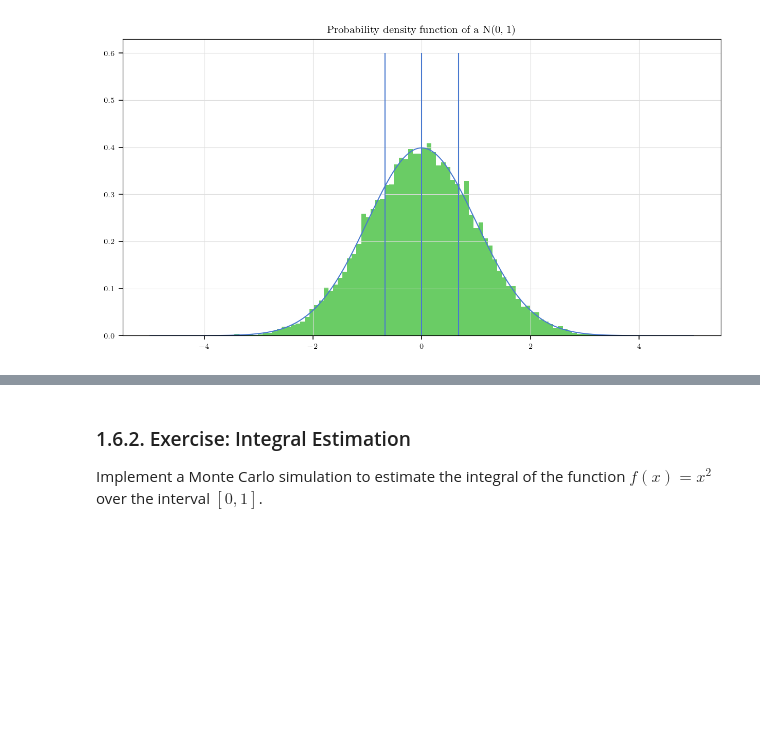
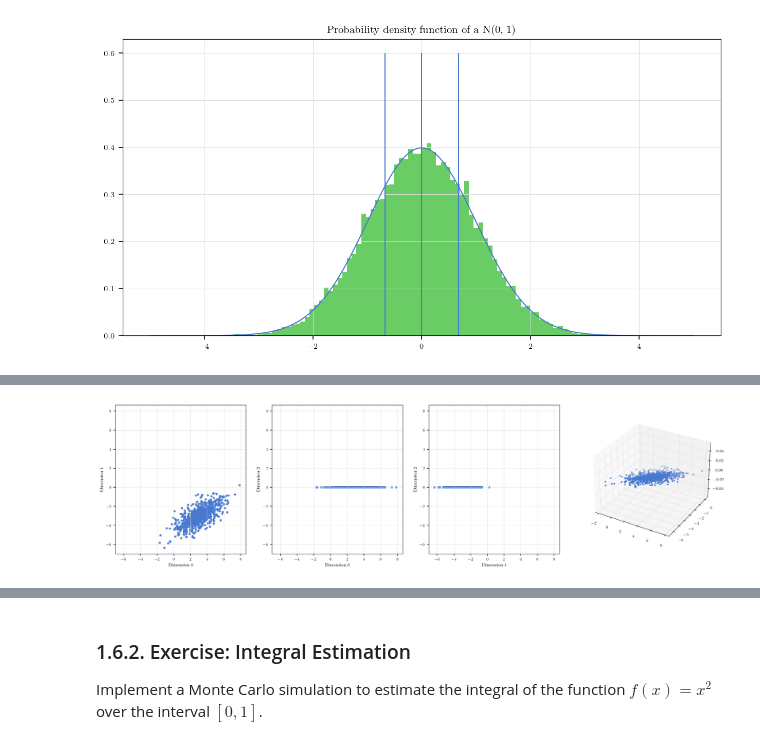
Before and after one commit to ulb-mlg/INFO-F422, a Jupyter notebook: practicals/_build/jupyter_execute/01.ipynb, the cells around one changed output, grey strips where cells are left out. Saved outputs shown, nothing was run; the diff lists cells and outputs as text; code cells hidden in the pictures; blank space fills up the shorter version.

```diff
--- a/practicals/_build/jupyter_execute/01.ipynb
+++ b/practicals/_build/jupyter_execute/01.ipynb
@@ -273,3 +305,32 @@ They can be described by mean vector $\mu$ and a covariance matrix $\Sigma$, whi
+# %%
+mu = np.array([3, -3, 0])
+sigma = np.array([[2, 1, 0],
+                 [1, 1, 0],
+                 [0, 0, 0]])
+n_points = 750
+
+points = np.random.multivariate_normal(mu, sigma, n_points)
+# %%
+fig, ax = plt.subplots(1, 4, figsize=(20, 5))
+ax[0].scatter(points[:, 0], points[:, 1])
+ax[0].set_xlabel("Dimension 0")
+ax[0].set_ylabel("Dimension 1")
+ax[1].scatter(points[:, 0], points[:, 2])
+ax[1].set_xlabel("Dimension 0")
+ax[1].set_ylabel("Dimension 2")
+ax[2].scatter(points[:, 1], points[:, 2])
+ax[2].set_xlabel("Dimension 1")
+ax[2].set_ylabel("Dimension 2")
+for i in range(3):
+    ax[i].grid(True)
+    ax[i].set_xlim((1.1*np.min(points), 1.1*np.max(points)))
+    ax[i].set_ylim((1.1*np.min(points), 1.1*np.max(points)))
+ax[3].remove()
+ax[3] = fig.add_subplot(1, 4, 4, projection='3d')
+ax[3].scatter(points[:, 0], points[:, 1], points[:, 2], marker='.')
+plt.show()
+# %% [output]
+[figure, added]
 # %% [markdown]
 ## 1.6. Monte Carlo Simulation
 The core principle of Monte Carlo methods lies in using random sampling to approximate numerical results. Rather than attempting to solve problems through analytical formulas, Monte Carlo techniques leverage the law of large numbers to estimate solutions through repeated random sampling. This approach is particularly valuable when dealing with high-dimensional spaces, complex geometries, or systems with multiple degrees of freedom. The simplest visual example, to understand the notion of Monte Carlo, is the following. You want to measure the surface of a lake. Its shape is complex, difficult to measure and to compute the area it covers. However, you can easily surround it by a square for which the side can accurately be measured. You then decide to randomly throw stones with a catapult on the square. The proportion of number of stones that fall into the lake compared to the total number of thrown stones (if the number of stones is infinite) is the same proportion as the proportion of the surface of the lake compared to the square surface. The more stone you throw, the more accurate the estimation is. This idea is close to the one used for Monte Carlo integration.
```
Also changed, not shown: parts of 16 cells of this notebook, 9 other files.
